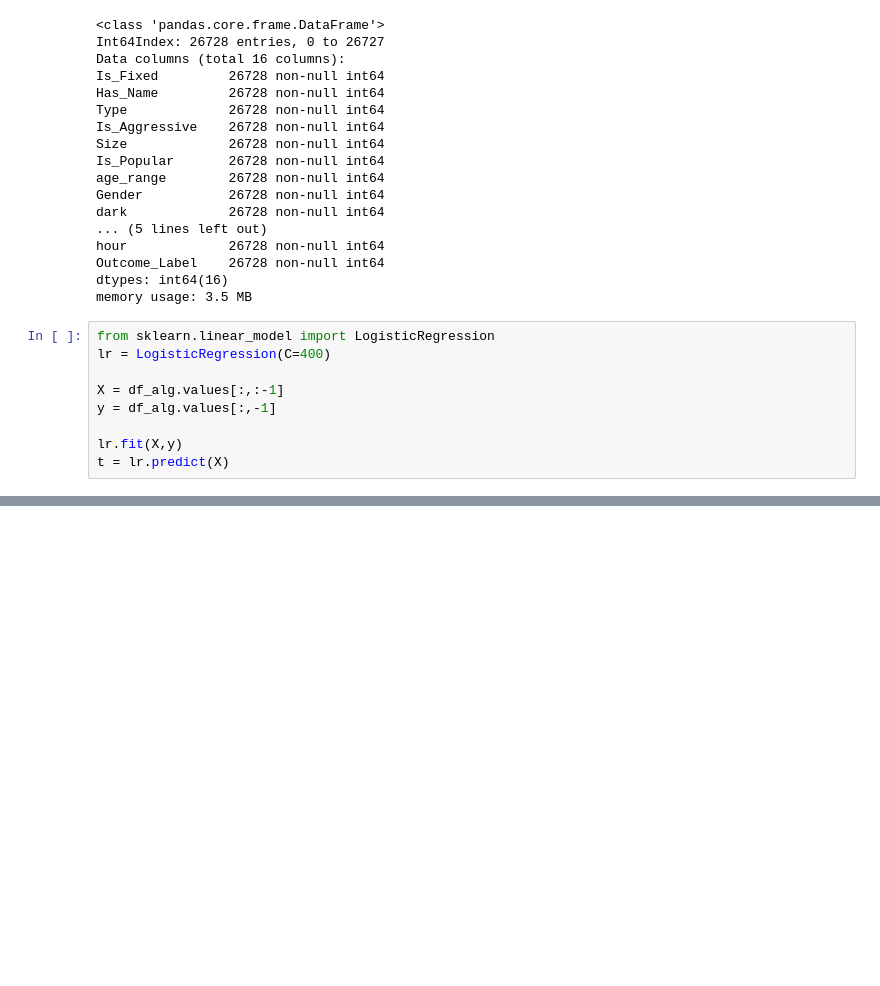
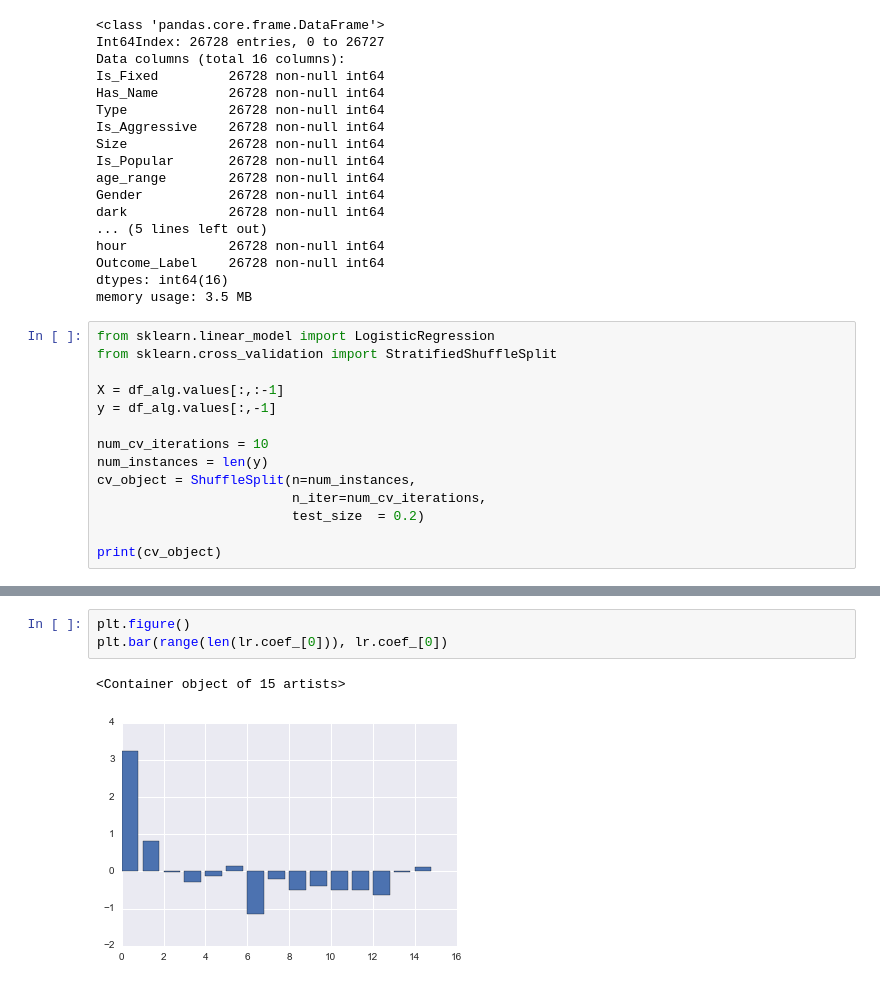
Before and after one commit to mg826/Data_Mining, a Jupyter notebook: Project1_AnimalOutcomes/Project1_Exploration_Visualization_Dreduce.ipynb, the cells around one changed output, grey strips where cells are left out. Saved outputs shown, nothing was run; the diff lists cells and outputs as text; blank space fills up the shorter version.

```diff
--- a/Project1_AnimalOutcomes/Project1_Exploration_Visualization_Dreduce.ipynb
+++ b/Project1_AnimalOutcomes/Project1_Exploration_Visualization_Dreduce.ipynb
@@ -654,10 +654,15 @@ dtypes: int64(16)
 memory usage: 3.5 MB
 # %%
 from sklearn.linear_model import LogisticRegression
-lr = LogisticRegression(C=400)
+from sklearn.cross_validation import StratifiedShuffleSplit
 
 X = df_alg.values[:,:-1]
 y = df_alg.values[:,-1]
 
-lr.fit(X,y)
-t = lr.predict(X)
+num_cv_iterations = 10
+num_instances = len(y)
+cv_object = ShuffleSplit(n=num_instances,
+                         n_iter=num_cv_iterations,
+                         test_size  = 0.2)
+
+print(cv_object)
@@ -704,0 +692,6 @@ df
+# %%
+plt.figure()
+plt.bar(range(len(lr.coef_[0])), lr.coef_[0])
+# %% [output]
+<Container object of 15 artists>
+[figure, added]
```
Also changed, not shown: parts of 14 cells of this notebook.
